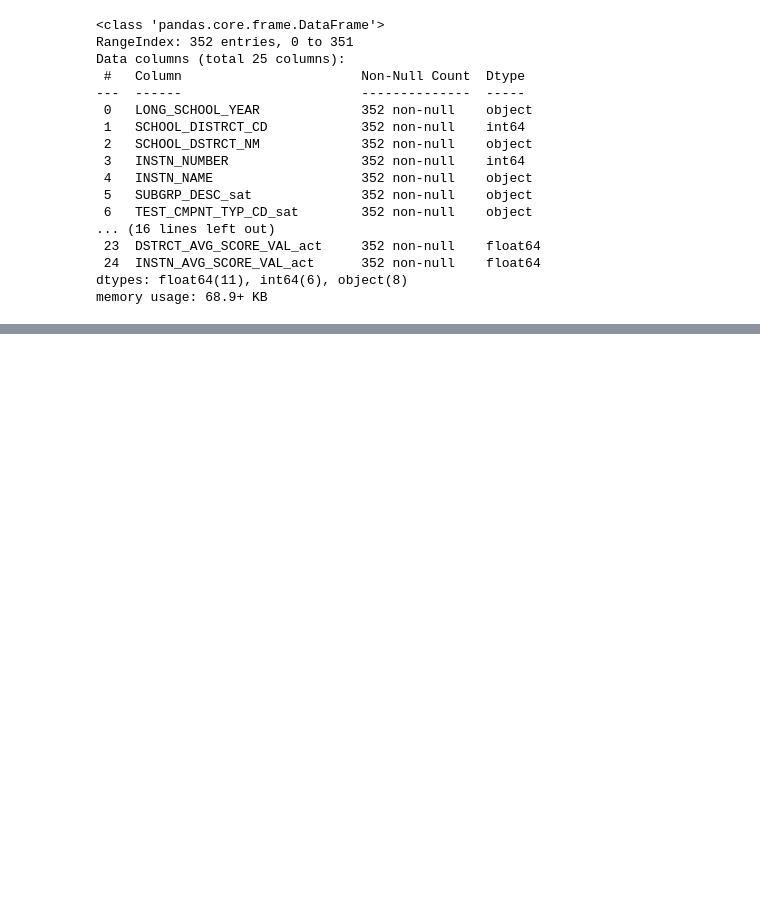
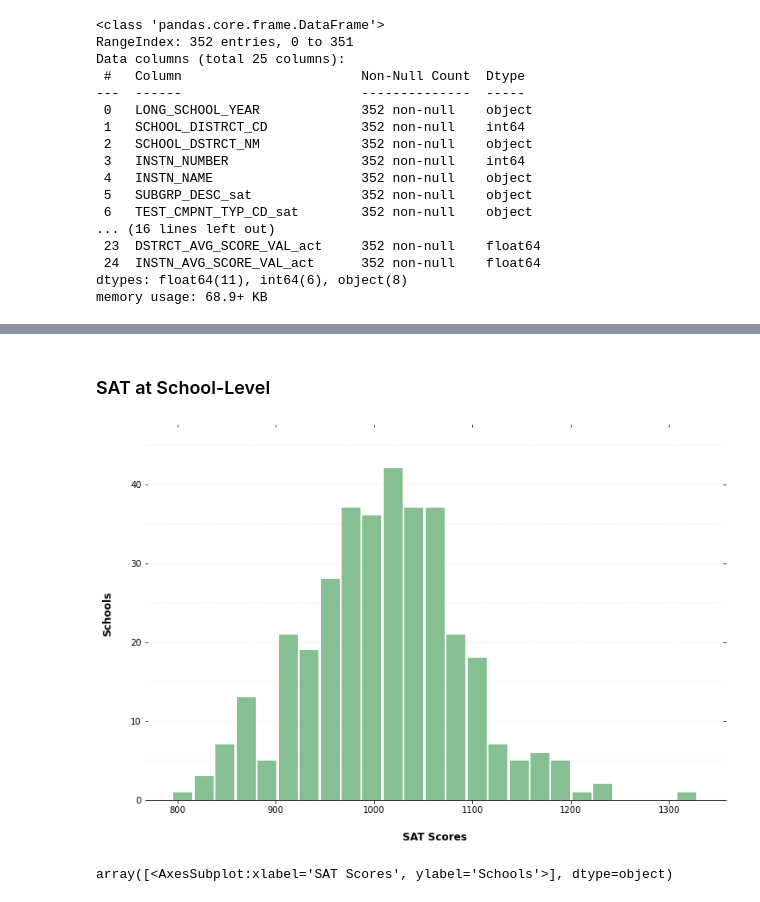
Before and after one commit to rajaridgway/SpringboardCapstoneTwo, a Jupyter notebook: 02_eda_capstonetwo_ridgway.ipynb, the cells around one changed output, grey strips where cells are left out. Saved outputs shown, nothing was run; the diff lists cells and outputs as text; code cells hidden in the pictures; blank space fills up the shorter version.

```diff
--- a/02_eda_capstonetwo_ridgway.ipynb
+++ b/02_eda_capstonetwo_ridgway.ipynb
@@ -66,0 +118,7 @@ array([[<AxesSubplot:title={'center':'INSTN_AVG_SCORE_VAL_sat'}>]],
+# %% [markdown]
+### SAT at School-Level
+# %%
+simple_hist(scores, 'INSTN_AVG_SCORE_VAL_sat', 'SAT Scores', 'Schools')
+# %% [output]
+[figure, added]
+array([<AxesSubplot:xlabel='SAT Scores', ylabel='Schools'>], dtype=object)
```
Also changed, not shown: parts of 27 cells of this notebook.
